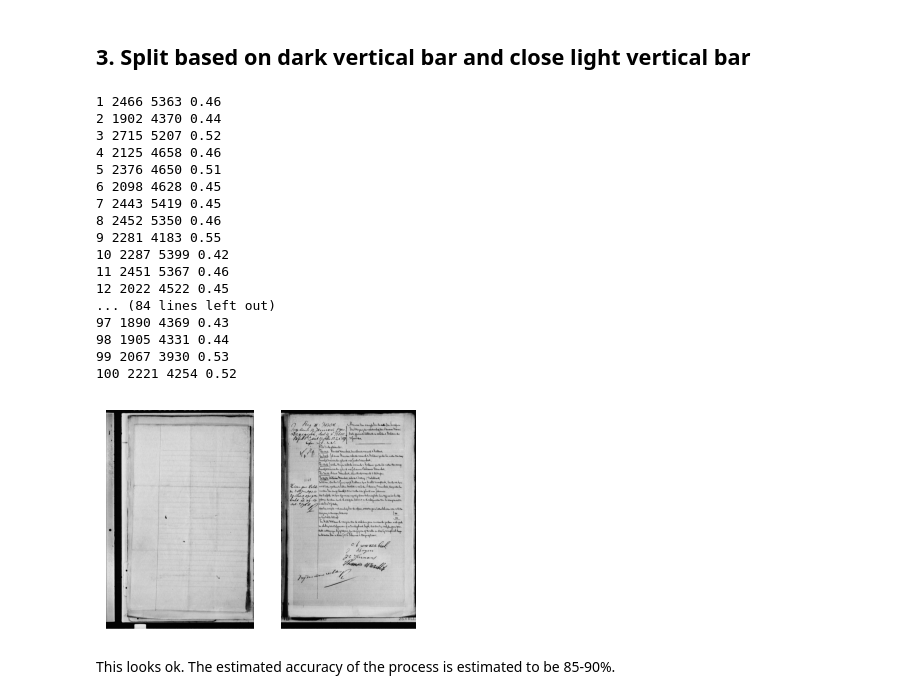
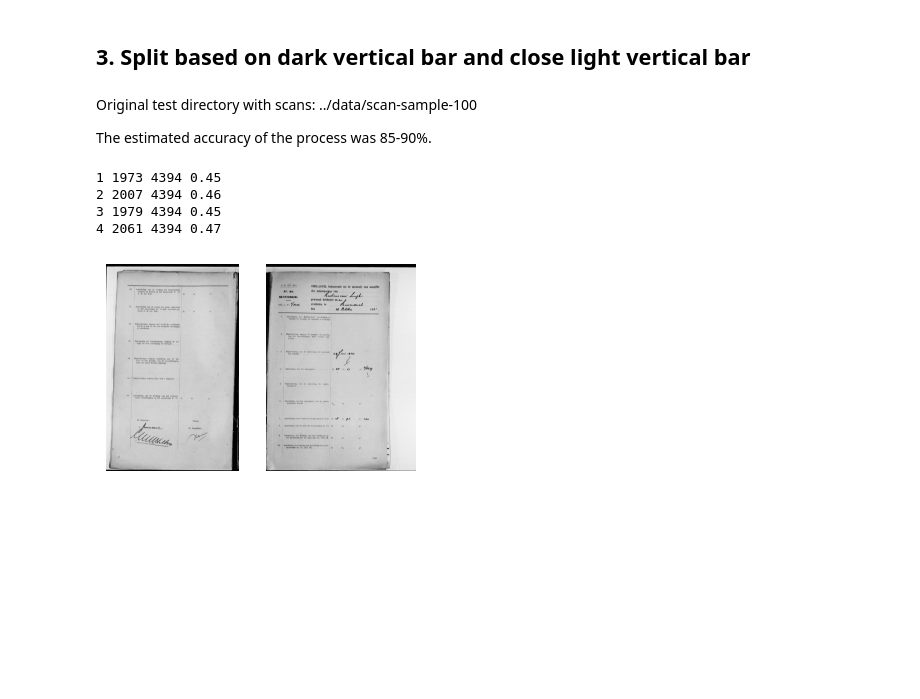
Before and after one commit to nlesc-rags2riches/bhic, a Jupyter notebook: notebooks/scan_processing.ipynb, the cells around one changed output. Cells and saved outputs as stored; diff of their text form; code cells hidden in the pictures; blank space fills up the shorter version.

```diff
--- a/notebooks/scan_processing.ipynb
+++ b/notebooks/scan_processing.ipynb
@@ -71,39 +72,33 @@ def show_images(img_left, img_right):
     ax1.axis("off")
     ax2.axis("off")
     plt.show()
+# %% [markdown]
+Original test directory with scans: ../data/scan-sample-100
+
+The estimated accuracy of the process was 85-90%.
 # %%
-IMG_DIR = "../data/scan-sample-100"
-other_file_count = 0
-for index, img_file in enumerate(os.listdir(IMG_DIR)):
-    if not regex.search("jpg$", img_file):
-        other_file_count += 1
-    else:
-        img = Image.open(os.path.join(IMG_DIR, img_file))
-        split_x = find_split_point(img, bar_width=5)
-        print(index + 1 - other_file_count, split_x, img.width, round(split_x / img.width, 2))
+def process_dir(img_dir, split_x_fraction=None):
+    """Split all scans in img_dir, store results the subdirectory 'out'"""
+    other_file_count = 0
+    os.makedirs(os.path.join(img_dir, "out"), exist_ok=True)
+    for index, img_file in enumerate(sorted(os.listdir(img_dir))):
+        if not regex.search("jpg$", img_file):
+            other_file_count += 1
+        else:
+            img = Image.open(os.path.join(img_dir, img_file))
+            split_x = find_split_point(img, bar_width=5) if not split_x_fraction else int(split_x_fraction * img.width)
+            print(index + 1 - other_file_count, split_x, img.width, round(split_x / img.width, 2))
 
-        img_left = img.crop((0, 0, split_x, img.height))
-        img_right = img.crop((split_x, 0, img.width, img.height))
-        img_right.save(os.path.join(IMG_DIR, "out", regex.sub(".jpg$", "_R.jpg", img_file)))
-show_images(img_left, img_right)
+            img_left = img.crop((0, 0, split_x, img.height))
+            img_right = img.crop((split_x, 0, img.width, img.height))
+            img_right.save(os.path.join(img_dir, "out", regex.sub(".jpg$", f"_R_{int(100 * round(split_x / img.width, 2))}.jpg", img_file)))
+            img_left.save(os.path.join(img_dir, "out", regex.sub(".jpg$", f"_L_{int(100 * round(split_x / img.width, 2))}.jpg", img_file)))
+    show_images(img_left, img_right)
-# %% [output]
-1 2466 5363 0.46
-2 1902 4370 0.44
-3 2715 5207 0.52
-4 2125 4658 0.46
-5 2376 4650 0.51
-6 2098 4628 0.45
-7 2443 5419 0.45
-8 2452 5350 0.46
-9 2281 4183 0.55
-10 2287 5399 0.42
-11 2451 5367 0.46
-12 2022 4522 0.45
-... (84 lines left out)
-97 1890 4369 0.43
-98 1905 4331 0.44
-99 2067 3930 0.53
-100 2221 4254 0.52
-[figure, removed]
-# %% [markdown]
-This looks ok. The estimated accuracy of the process is estimated to be 85-90%.
+# %%
+process_dir("images/annotate1", split_x_fraction=None)
+# %% [output]
+1 1973 4394 0.45
+2 2007 4394 0.46
+3 1979 4394 0.45
+4 2061 4394 0.47
+[figure, added]
```
Also changed, not shown: parts of 2 cells of this notebook.
